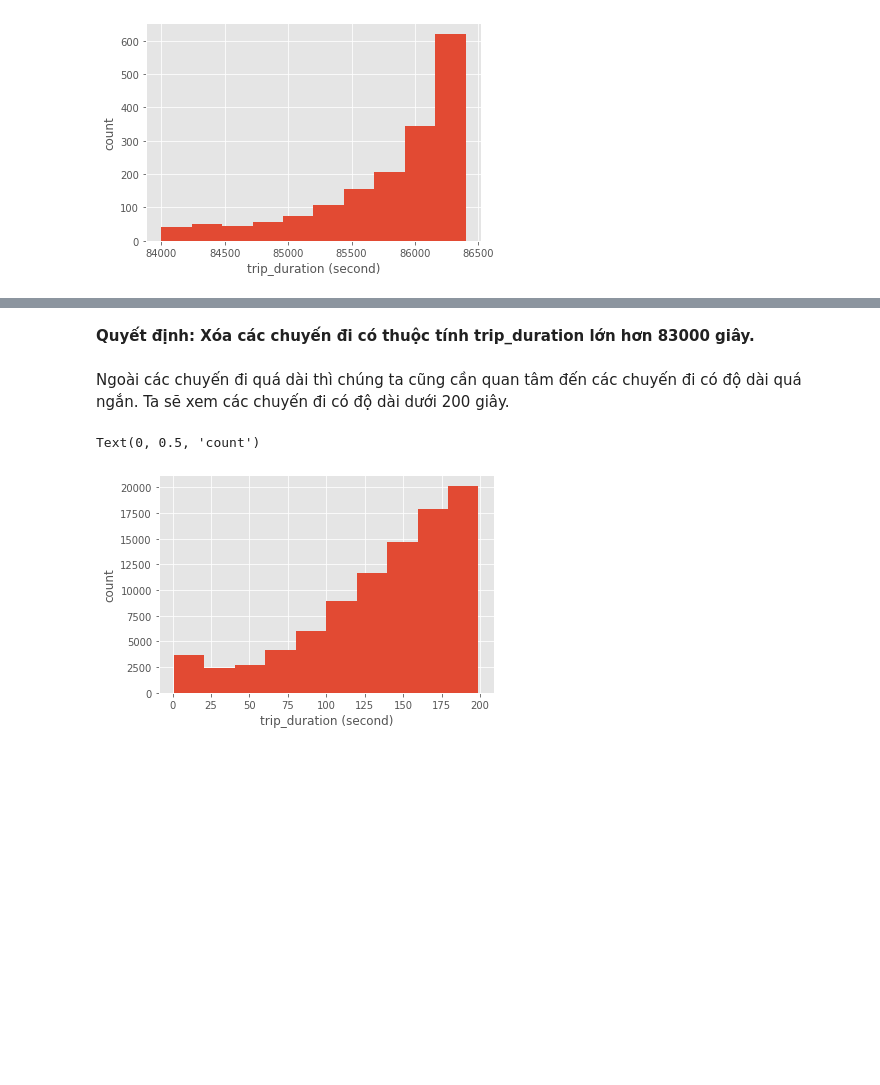
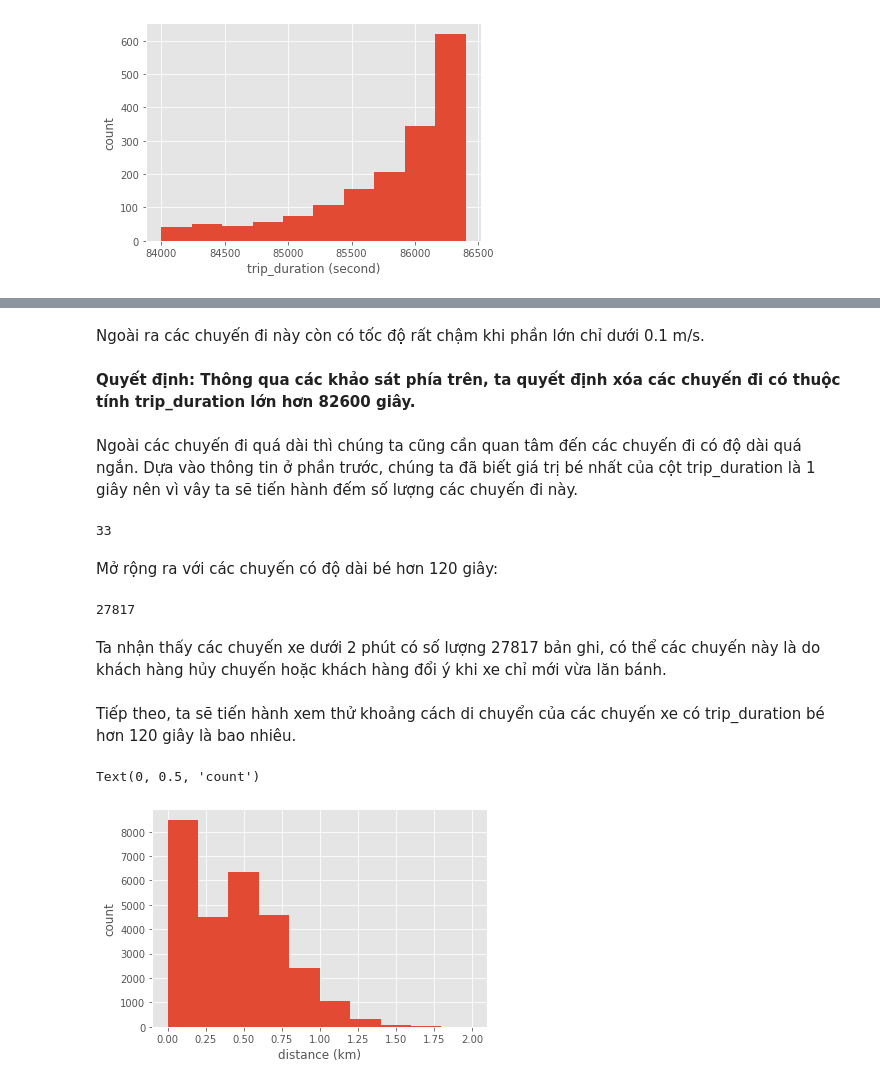
Before and after one commit to trunghq0205/Python4DS, a Jupyter notebook: final_project_report.ipynb, the cells around one changed output, grey strips where cells are left out. Drawn from its saved outputs; the diff is of its cells as text; code cells hidden in the pictures; blank space fills up the shorter version.

```diff
--- a/final_project_report.ipynb
+++ b/final_project_report.ipynb
@@ -214,0 +229,2 @@ taxi_df.head()
+# %%
+taxi_df['speed'] = taxi_df.distance/taxi_df.trip_duration*1000
@@ -347,11 +404,27 @@ Text(0, 0.5, 'count')
+# %% [markdown]
+Ngoài ra các chuyến đi này còn có tốc độ rất chậm khi phần lớn chỉ dưới 0.1 m/s.
 # %% [markdown]
-**Quyết định: Xóa các chuyến đi có thuộc tính trip_duration lớn hơn 83000 giây.**
+**Quyết định: Thông qua các khảo sát phía trên, ta quyết định xóa các chuyến đi có thuộc tính trip_duration lớn hơn 82600 giây.**
 # %% [markdown]
-Ngoài các chuyến đi quá dài thì chúng ta cũng cần quan tâm đến các chuyến đi có độ dài quá ngắn. Ta sẽ xem các chuyến đi có độ dài dưới 200 giây.
+Ngoài các chuyến đi quá dài thì chúng ta cũng cần quan tâm đến các chuyến đi có độ dài quá ngắn. Dựa vào thông tin ở phần trước, chúng ta đã biết giá trị bé nhất của cột trip_duration là 1 giây nên vì vây ta sẽ tiến hành đếm số lượng các chuyến đi này.
+# %%
+taxi_df[taxi_df["trip_duration"] == 1].shape[0]
+# %% [output]
+33
+# %% [markdown]
+Mở rộng ra với các chuyến có độ dài bé hơn 120 giây:
+# %%
+taxi_df[taxi_df["trip_duration"] < 120].shape[0]
+# %% [output]
+27817
+# %% [markdown]
+Ta nhận thấy các chuyến xe dưới 2 phút có số lượng 27817 bản ghi, có thể các chuyến này là do khách hàng hủy chuyến hoặc khách hàng đổi ý khi xe chỉ mới vừa lăn bánh.
+# %% [markdown]
+Tiếp theo, ta sẽ tiến hành xem thử khoảng cách di chuyển của các chuyến xe có trip_duration bé hơn 120 giây là bao nhiêu.
 # %%
-plt.hist(taxi_df[taxi_df["trip_duration"] < 200]['trip_duration'])
-plt.xlabel('trip_duration (second)')
+plt.hist(taxi_df[taxi_df['trip_duration'] < 120]['distance'], range=(0, 2))
+plt.xlabel('distance (km)')
 plt.ylabel('count')
 # %% [output]
 Text(0, 0.5, 'count')
-[figure, old version]
+[figure, new version]
```
Also changed, not shown: parts of 27 cells of this notebook.
